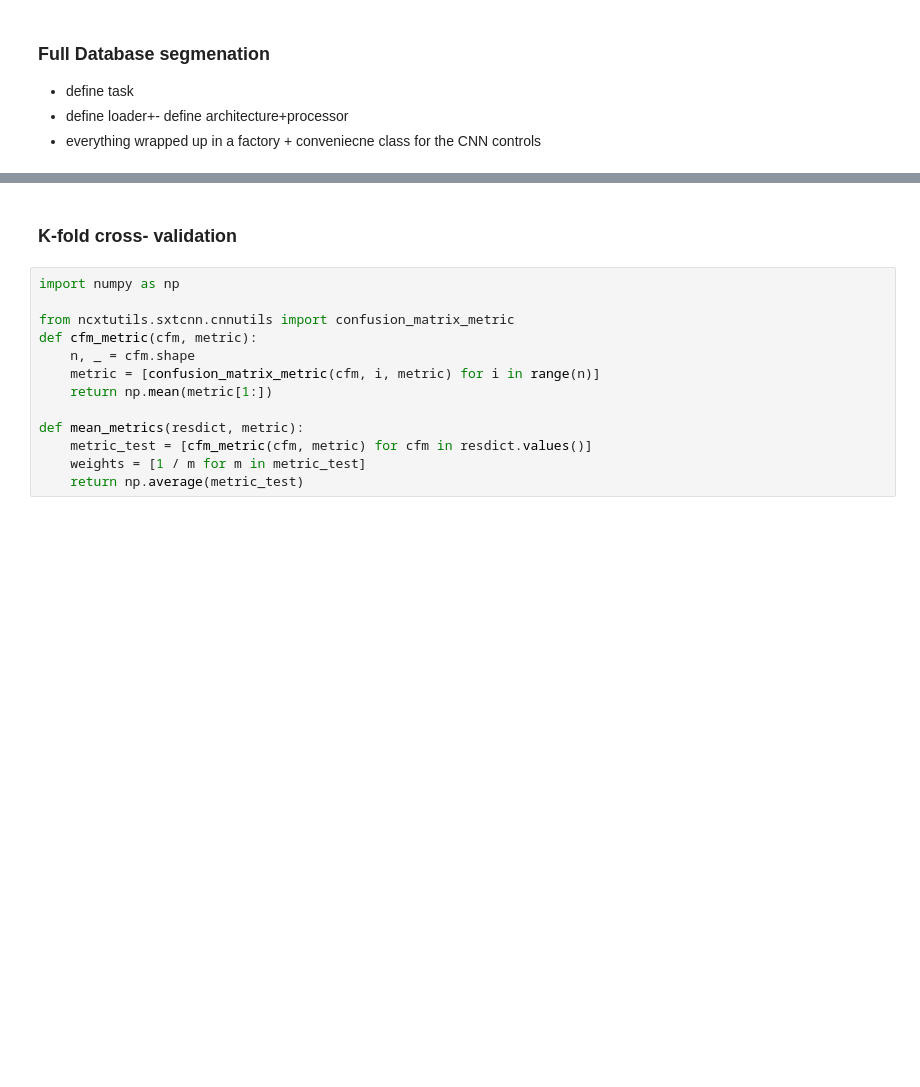
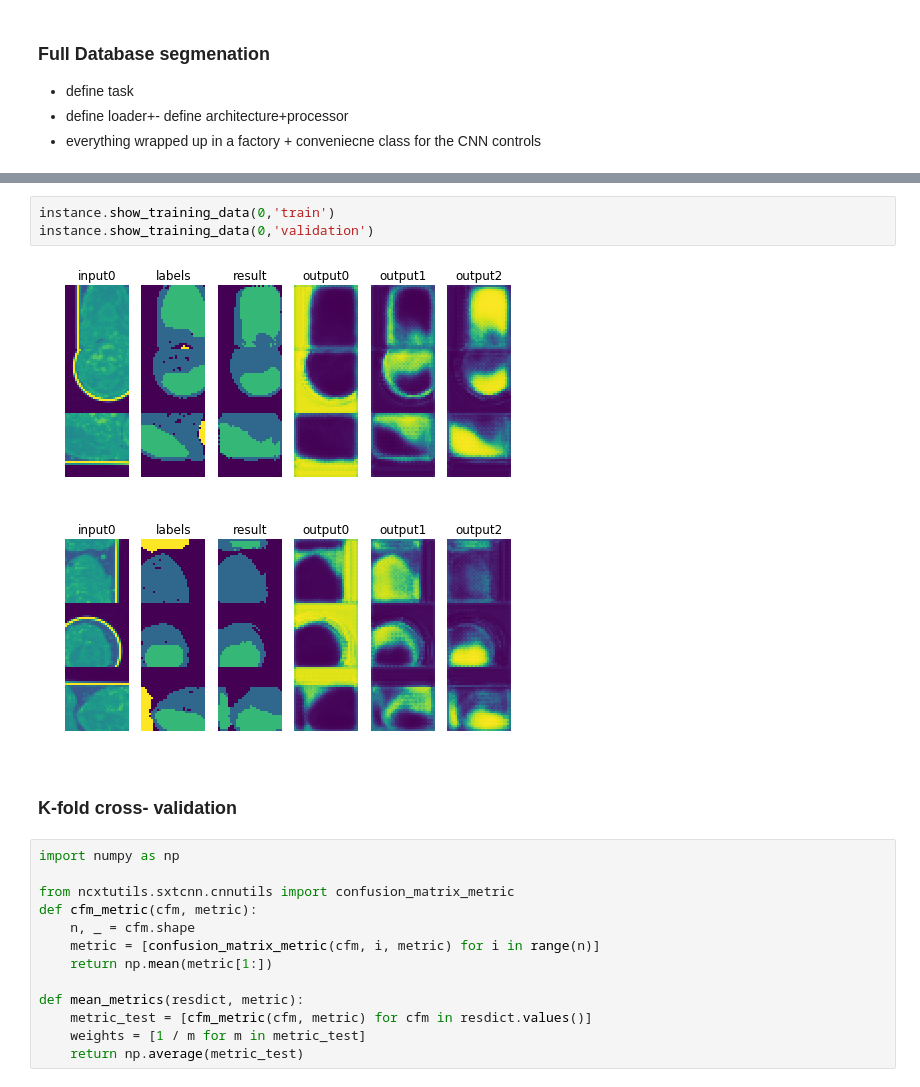
Before and after one commit to ncxt/ncxt_sxtcnn, a Jupyter notebook: example_ncxt.ipynb, the cells around one changed output, grey strips where cells are left out. Saved outputs shown, nothing was run; the diff lists cells and outputs as text; blank space fills up the shorter version.

```diff
--- a/example_ncxt.ipynb
+++ b/example_ncxt.ipynb
@@ -63,3 +80,9 @@ Training for 150 epochs
+# %%
+instance.show_training_data(0,'train')
+instance.show_training_data(0,'validation')
+# %% [output]
+[figure, added]
+[figure, added]
 # %% [markdown]
 ### K-fold cross- validation
 # %%
```
Also changed, not shown: parts of 9 cells of this notebook, 8 other files.
